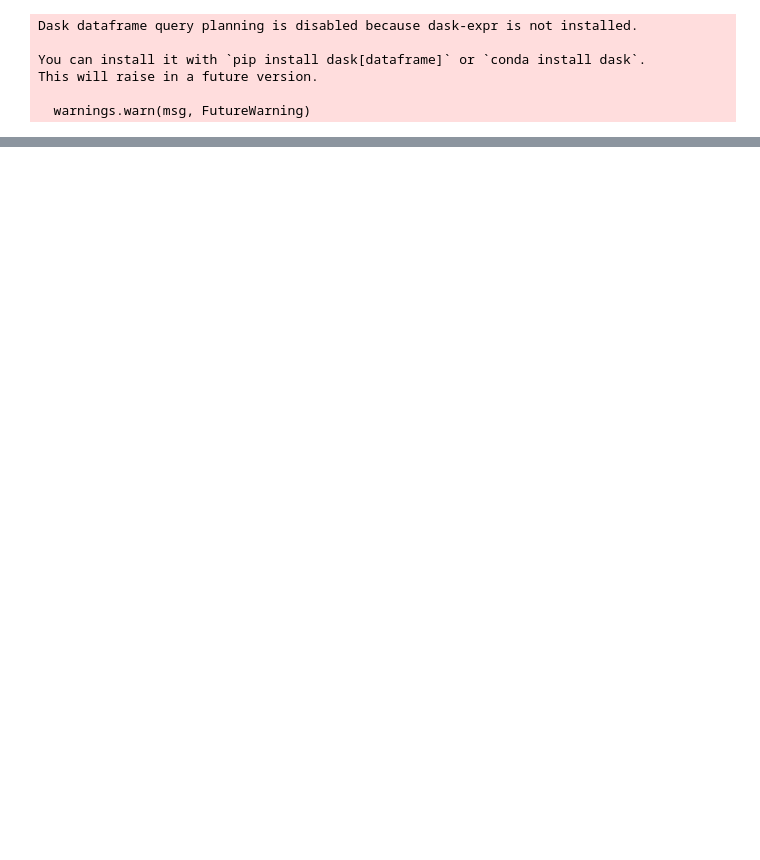
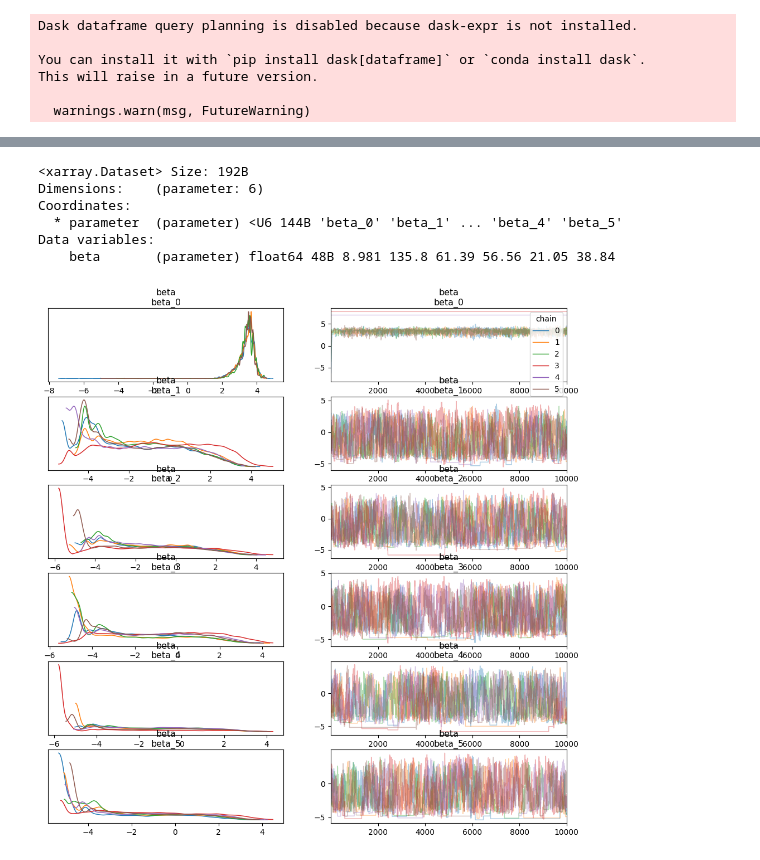
Before and after one commit to cccheryl0111/UROP, a Jupyter notebook: sampler/check.ipynb, the cells around one changed output, grey strips where cells are left out. Saved outputs shown, nothing was run; the diff lists cells and outputs as text; code cells hidden in the pictures; blank space fills up the shorter version.

```diff
--- a/sampler/check.ipynb
+++ b/sampler/check.ipynb
@@ -42,22 +42,3 @@ for r in range(1,6):
     target_z = np.expand_dims(target_z, axis=0)
     beta_MH = np.concatenate((beta_MH, target_beta), axis=0)
     z_MH = np.concatenate((z_MH, target_z), axis=0)
-# %%
-import arviz as az
-import numpy as np
-import matplotlib.pyplot as plt
-
-for r in range(6):
-    betadata_MH = az.convert_to_dataset(beta_MH[r].T)
-
-    az.plot_trace(betadata_MH, combined=True, compact=True)
-    print(az.ess(betadata_MH))  # ess should be as large as possible
-
-    %matplotlib inline
-    plt.show()
-
-    df = pd.DataFrame(beta_MH[r], columns=['beta0','beta1','beta2','beta3','beta4','beta5'])
-    map = UMAP().fit(df)
-
-    %matplotlib inline
-    plot.points(map)
@@ -92,0 +45,50 @@ Data variables:
+# %%
+import arviz as az
+import numpy as np
+import matplotlib.pyplot as plt
+from umap import UMAP
+import umap.plot
+
+# trace plot of MH
+coords = {
+    "chain": np.arange(1,7),
+    "draw": np.arange(1,10001),
+    "parameter": [f"beta_{i}" for i in range(6)]
+}
+dims = {"beta": ["chain", "draw", "parameter"]}
+
+# Wrapping data in a dictionary with the variable name
+MH_data_dict = {"beta": beta_MH}
+betadata_MH = az.convert_to_dataset(MH_data_dict,
+                                    coords=coords, dims=dims)
+az.plot_trace(betadata_MH, combined=False, compact=False, legend=True)
+
+# Create a 3x2 grid for UMAP plots
+fig, axes = plt.subplots(3, 2, figsize=(12, 15))
+
+# Apply UMAP and plot in subplots without a loop for plotting
+for r in range(6):
+    betadata_PG_r = az.convert_to_dataset(beta_MH[r].T)
+    df = pd.DataFrame(beta_MH[r], columns=['beta0', 'beta1', 'beta2', 'beta3', 'beta4', 'beta5'])
+
+    # Fit UMAP
+    map = UMAP().fit(df)
+
+    # Determine the correct subplot position
+    ax = axes[r // 2, r % 2]
+
+    # Use plot.points to plot directly to the subplot
+    umap.plot.points(map, ax=ax)  # Assign UMAP points to the specific subplot
+    ax.set_title(f'UMAP Projection for Set {r + 1}')
+
+# Adjust layout
+
+plt.show()
+# %% [output]
+<xarray.Dataset> Size: 192B
+Dimensions:    (parameter: 6)
+Coordinates:
+  * parameter  (parameter) <U6 144B 'beta_0' 'beta_1' ... 'beta_4' 'beta_5'
+Data variables:
+    beta       (parameter) float64 48B 8.981 135.8 61.39 56.56 21.05 38.84
+[figure, added]
```
Also changed, not shown: parts of 16 cells of this notebook.
